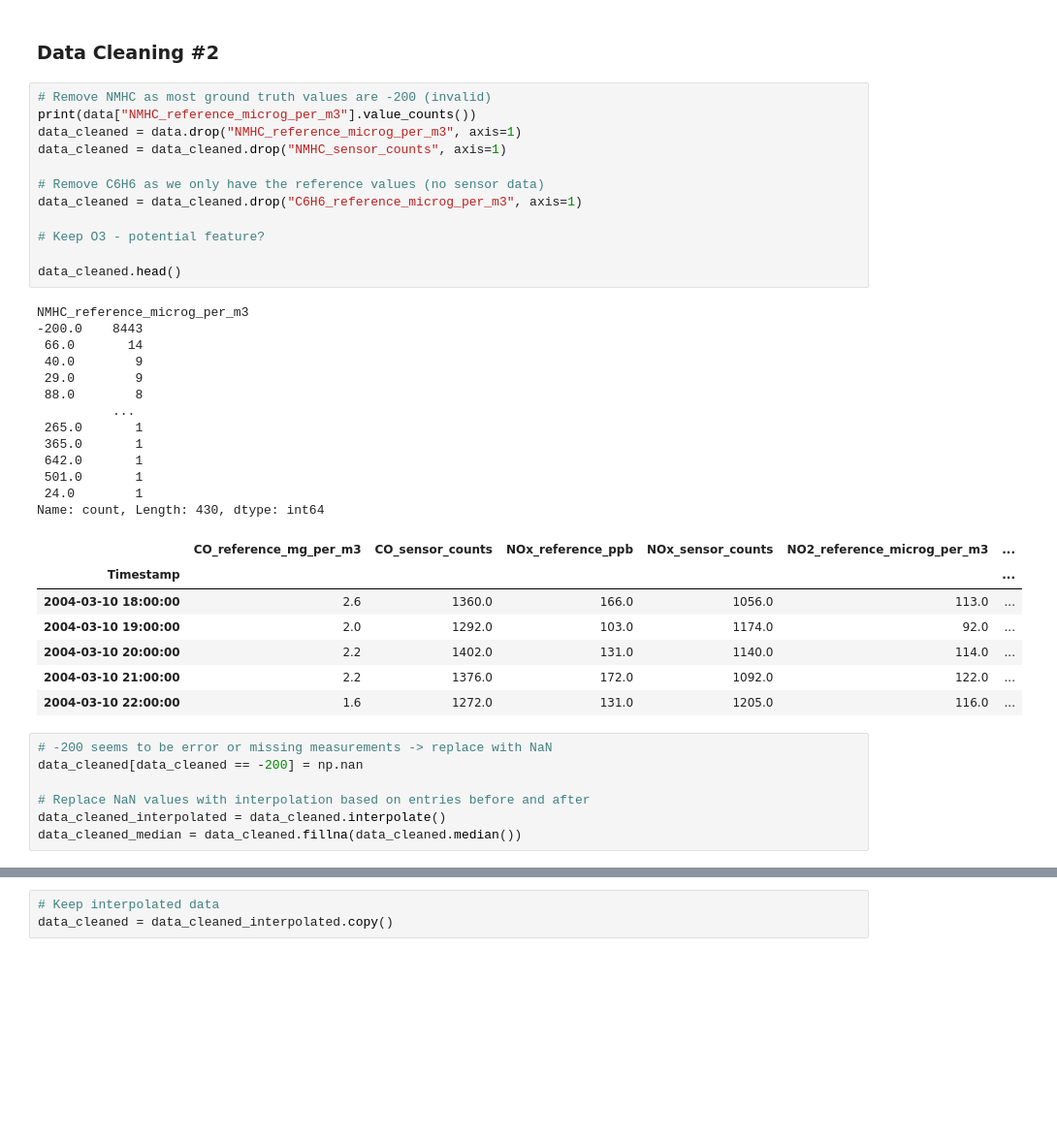
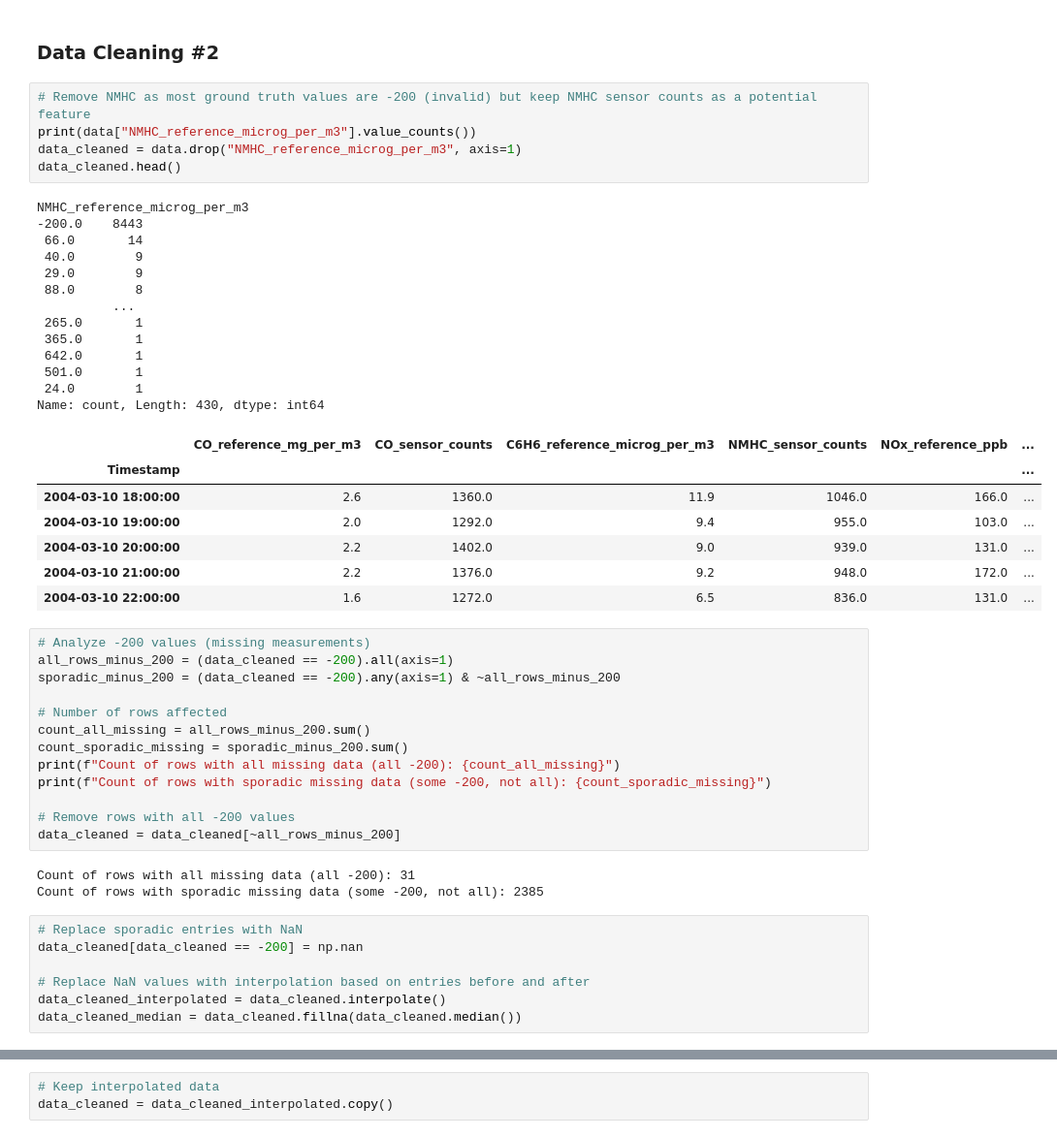
Before and after one commit to cleapeter/air-quality, a Jupyter notebook: notebooks/eda.ipynb, the cells around one changed output, grey strips where cells are left out. Shown at 97% size. Saved outputs shown, nothing was run; the diff lists cells and outputs as text; blank space fills up the shorter version.

```diff
--- a/notebooks/eda.ipynb
+++ b/notebooks/eda.ipynb
@@ -143,40 +169,49 @@ plt.show()
 # %% [markdown]
 ### Data Cleaning #2
 # %%
-# Remove NMHC as most ground truth values are -200 (invalid)
+# Remove NMHC as most ground truth values are -200 (invalid) but keep NMHC sensor counts as a potential feature
 print(data["NMHC_reference_microg_per_m3"].value_counts())
 data_cleaned = data.drop("NMHC_reference_microg_per_m3", axis=1)
-data_cleaned = data_cleaned.drop("NMHC_sensor_counts", axis=1)
-
-# Remove C6H6 as we only have the reference values (no sensor data)
-data_cleaned = data_cleaned.drop("C6H6_reference_microg_per_m3", axis=1)
-
-# Keep O3 - potential feature?
-
 data_cleaned.head()
 # %% [output]
 NMHC_reference_microg_per_m3
 -200.0    8443
  66.0       14
  40.0        9
  29.0        9
  88.0        8
           ...
  265.0       1
  365.0       1
  642.0       1
  501.0       1
  24.0        1
 Name: count, Length: 430, dtype: int64
-|  | CO_reference_mg_per_m3 | CO_sensor_counts | NOx_reference_ppb | NOx_sensor_counts | NO2_reference_microg_per_m3 | ... |
+|  | CO_reference_mg_per_m3 | CO_sensor_counts | C6H6_reference_microg_per_m3 | NMHC_sensor_counts | NOx_reference_ppb | ... |
 | Timestamp |  |  |  |  |  | ... |
-| 2004-03-10 18:00:00 | 2.6 | 1360.0 | 166.0 | 1056.0 | 113.0 | ... |
-| 2004-03-10 19:00:00 | 2.0 | 1292.0 | 103.0 | 1174.0 | 92.0 | ... |
-| 2004-03-10 20:00:00 | 2.2 | 1402.0 | 131.0 | 1140.0 | 114.0 | ... |
-| 2004-03-10 21:00:00 | 2.2 | 1376.0 | 172.0 | 1092.0 | 122.0 | ... |
-| 2004-03-10 22:00:00 | 1.6 | 1272.0 | 131.0 | 1205.0 | 116.0 | ... |
+| 2004-03-10 18:00:00 | 2.6 | 1360.0 | 11.9 | 1046.0 | 166.0 | ... |
+| 2004-03-10 19:00:00 | 2.0 | 1292.0 | 9.4 | 955.0 | 103.0 | ... |
+| 2004-03-10 20:00:00 | 2.2 | 1402.0 | 9.0 | 939.0 | 131.0 | ... |
+| 2004-03-10 21:00:00 | 2.2 | 1376.0 | 9.2 | 948.0 | 172.0 | ... |
+| 2004-03-10 22:00:00 | 1.6 | 1272.0 | 6.5 | 836.0 | 131.0 | ... |
+# %%
+# Analyze -200 values (missing measurements)
+all_rows_minus_200 = (data_cleaned == -200).all(axis=1)
+sporadic_minus_200 = (data_cleaned == -200).any(axis=1) & ~all_rows_minus_200
+
+# Number of rows affected
+count_all_missing = all_rows_minus_200.sum()
+count_sporadic_missing = sporadic_minus_200.sum()
+print(f"Count of rows with all missing data (all -200): {count_all_missing}")
+print(f"Count of rows with sporadic missing data (some -200, not all): {count_sporadic_missing}")
+
+# Remove rows with all -200 values
+data_cleaned = data_cleaned[~all_rows_minus_200]
+# %% [output]
+Count of rows with all missing data (all -200): 31
+Count of rows with sporadic missing data (some -200, not all): 2385
 # %%
-# -200 seems to be error or missing measurements -> replace with NaN
+# Replace sporadic entries with NaN
 data_cleaned[data_cleaned == -200] = np.nan
 
 # Replace NaN values with interpolation based on entries before and after
```
Also changed, not shown: parts of 18 cells of this notebook.
